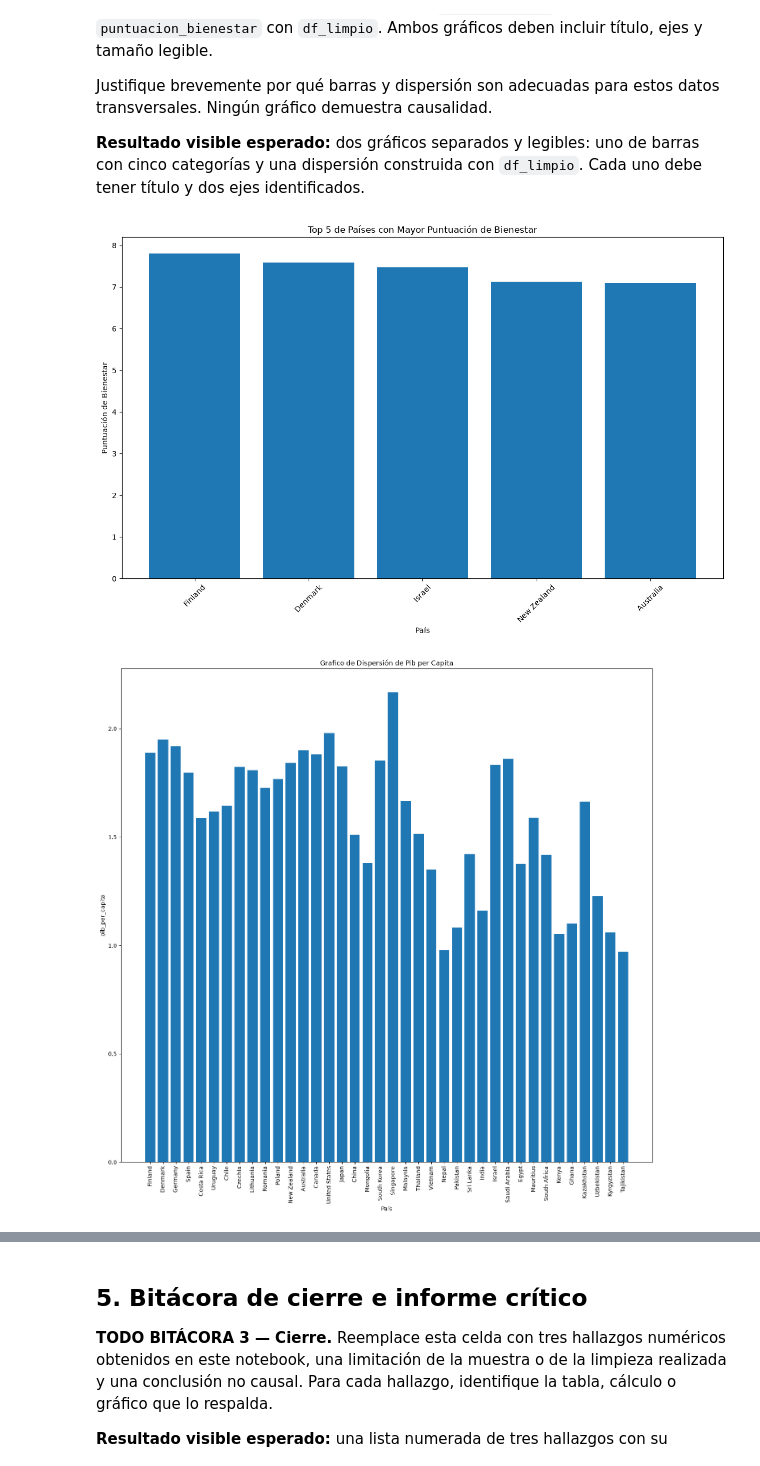
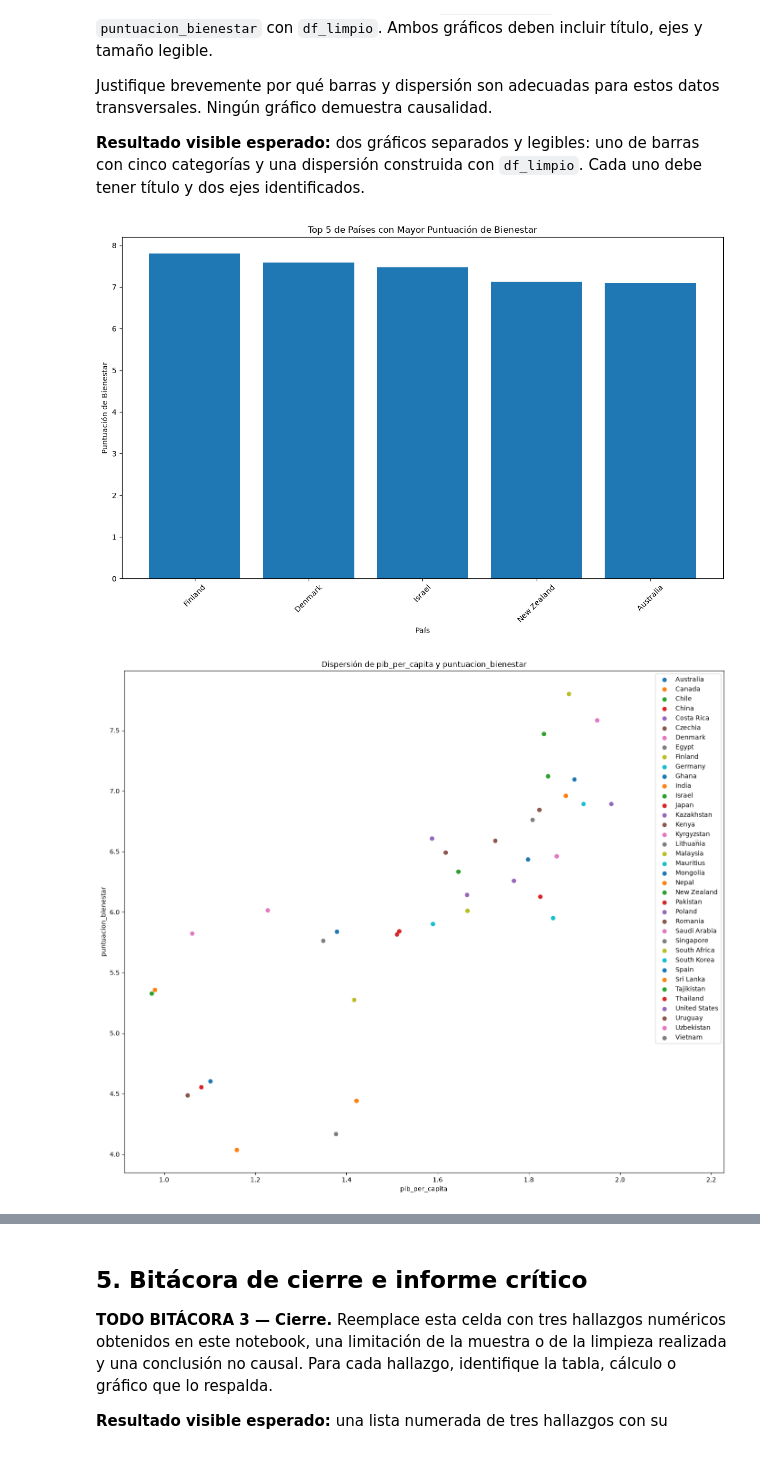
Before and after one commit to rmvargas79-beep/2026C2-G01-FUNDAMENTOS-DE-PYTHON, a Jupyter notebook: NOTEBOOKS/Clase_14/Vargas_Villegas_Ronald_Examen_Final.ipynb, the cells around one changed output, grey strips where cells are left out. Drawn from its saved outputs; the diff is of its cells as text; code cells hidden in the pictures.

```diff
--- a/NOTEBOOKS/Clase_14/Vargas_Villegas_Ronald_Examen_Final.ipynb
+++ b/NOTEBOOKS/Clase_14/Vargas_Villegas_Ronald_Examen_Final.ipynb
@@ -273,45 +273,66 @@ Justifique brevemente por qué barras y dispersión son adecuadas para estos dat
 
 top_5 = df.nlargest(5, "puntuacion_bienestar")
 
 plt.figure(figsize=(12, 8))
 
 plt.bar(top_5["pais"],top_5["puntuacion_bienestar"])
 
 plt.title("Top 5 de Países con Mayor Puntuación de Bienestar")
 plt.xlabel("País")
 plt.ylabel("Puntuación de Bienestar")
 
 plt.xticks(rotation=45)
 plt.tight_layout()
 
 plt.show()
 
 
 # TODO CÓDIGO 4.2: dispersión de pib_per_capita y puntuacion_bienestar con df_limpio.
 # Deben quedar visibles dos gráficos separados; use plt.show() después de cada uno.
-plt.figure(figsize=(14, 14))
+#plt.figure(figsize=(14, 14))
 
-plt.bar(df_limpio["pais"],df_limpio["pib_per_capita"])
-plt.title("Grafico de Dispersión de Pib per Capita")
-plt.xlabel("País")
-plt.ylabel("pib_per_capita")
-plt.xticks(rotation=90)
-plt.tight_layout()
+#plt.bar(df_limpio["pais"],df_limpio["pib_per_capita"])
+#plt.title("Grafico de Dispersión de Pib per Capita")
+#plt.xlabel("País")
+#plt.ylabel("pib_per_capita")
+#plt.xticks(rotation=90)
+#plt.tight_layout()
 
-plt.show()
+#plt.show()
 
 
 
-plt.figure(figsize=(14, 14))
+#plt.figure(figsize=(14, 14))
 
-plt.bar(df_limpio["pais"],df_limpio["puntuacion_bienestar"])
-plt.title("Grafico de Dispersión de Puntuacion de Bienestar")
-plt.xlabel("País")
+#plt.bar(df_limpio["pais"],df_limpio["puntuacion_bienestar"])
+#plt.title("Grafico de Dispersión de Puntuacion de Bienestar")
+#plt.xlabel("País")
+#plt.ylabel("puntuacion_bienestar")
+#plt.xticks(rotation=90)
+#plt.tight_layout()
+
+#plt.show()
+
+plt.figure(figsize=(14, 12))
+
+for pais, datos_pais in df_limpio.groupby("pais"):
+
+    eje_x = datos_pais["pib_per_capita"]
+    eje_y = datos_pais["puntuacion_bienestar"]
+
+    plt.scatter(
+        eje_x,
+        eje_y,
+        label=pais
+    )
+
+plt.title("Dispersión de pib_per_capita y puntuacion_bienestar")
+plt.xlabel("pib_per_capita")
 plt.ylabel("puntuacion_bienestar")
-plt.xticks(rotation=90)
+
+plt.legend()
 plt.tight_layout()
-
 plt.show()
 # %% [output]
 [figure]
-[figure, old version]
+[figure, new version]
```
Also changed, not shown: parts of 3 cells of this notebook.
